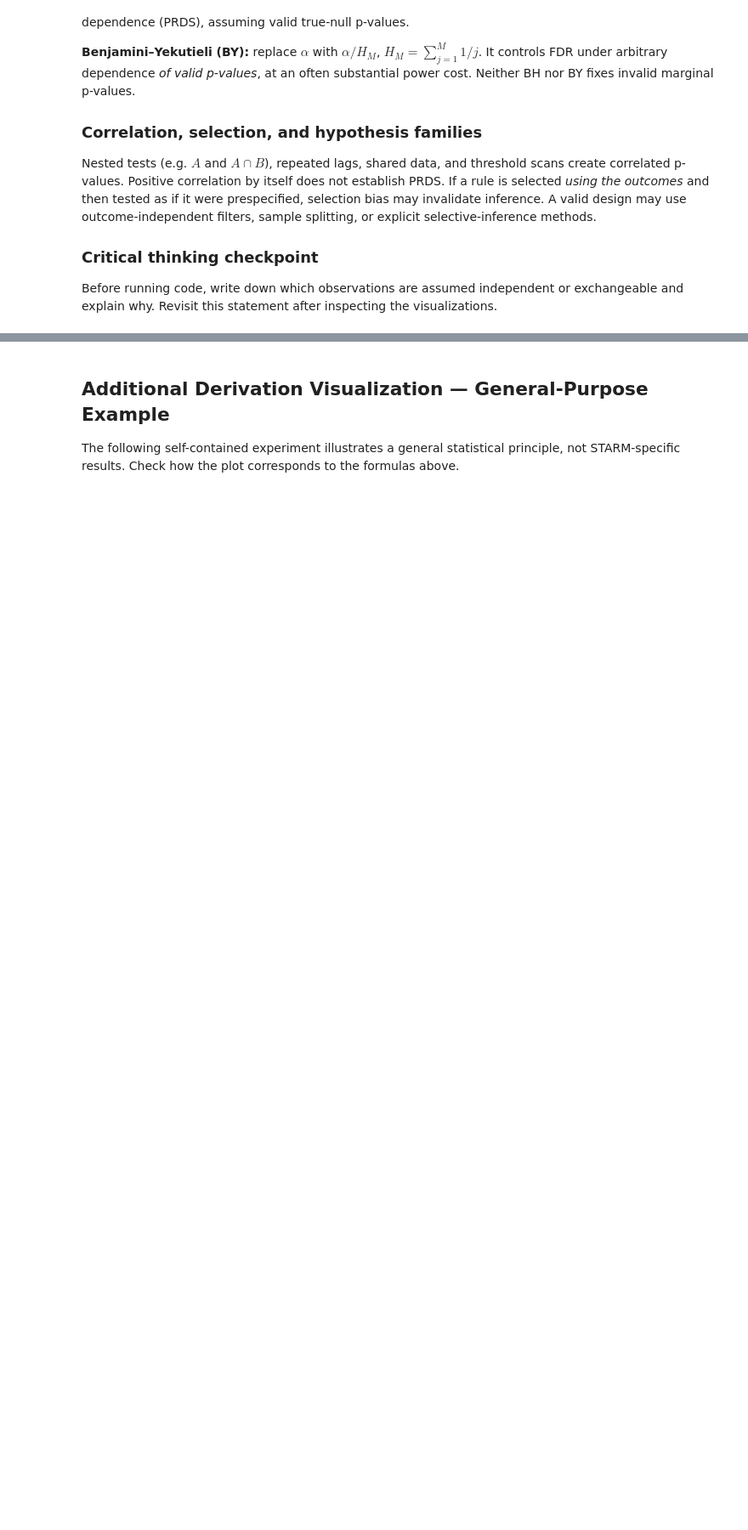
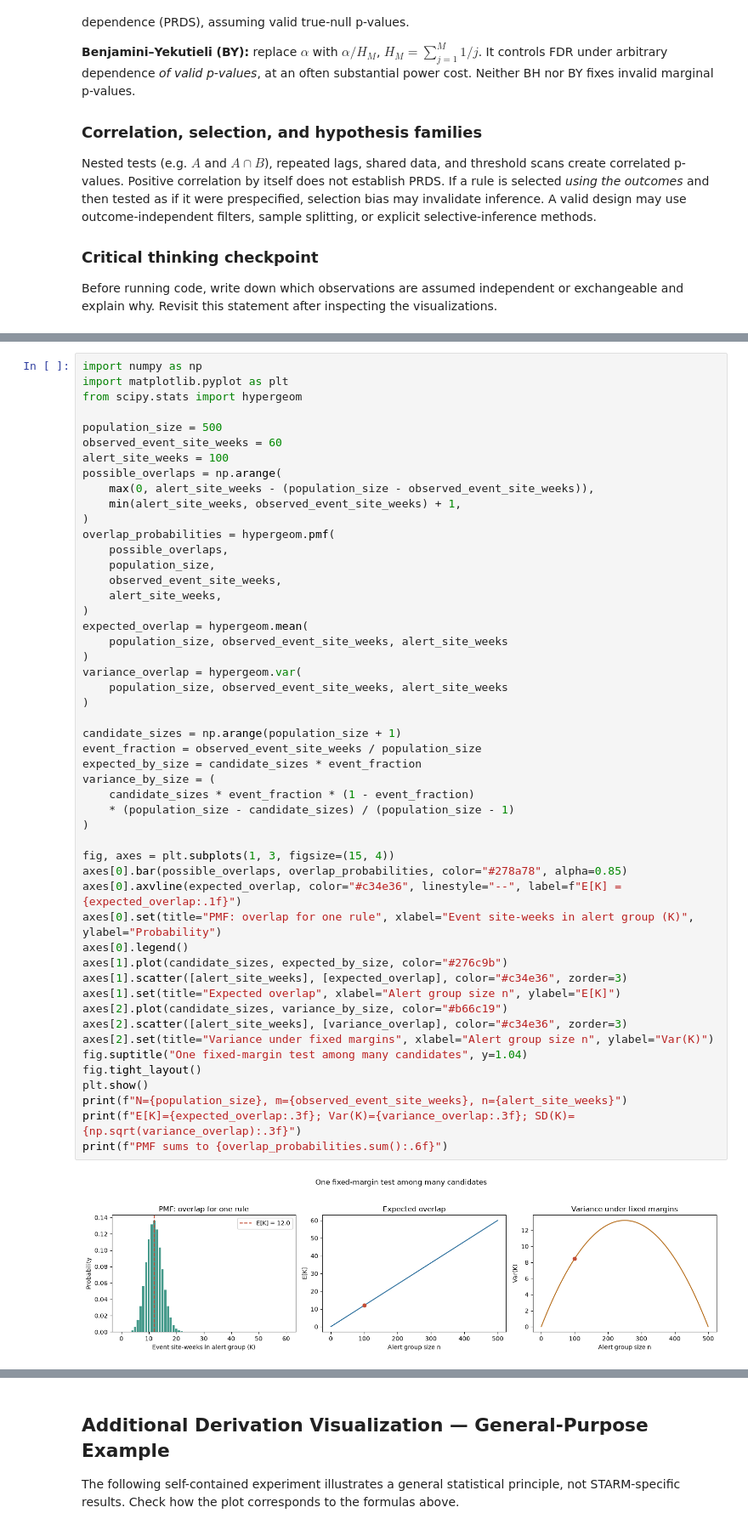
Before and after one commit to gisyaliny/math, a Jupyter notebook: _sources/docs/Spatial-statistics/Chapter_C_multiple_hypothesis_testing.ipynb, the cells around one changed output, grey strips where cells are left out. Shown at 85% size. Cells and saved outputs as stored; diff of their text form; blank space fills up the shorter version.

```diff
--- a/_sources/docs/Spatial-statistics/Chapter_C_multiple_hypothesis_testing.ipynb
+++ b/_sources/docs/Spatial-statistics/Chapter_C_multiple_hypothesis_testing.ipynb
@@ -51,0 +114,52 @@ Before running code, write down which observations are assumed independent or ex
+# %%
+import numpy as np
+import matplotlib.pyplot as plt
+from scipy.stats import hypergeom
+
+population_size = 500
+observed_event_site_weeks = 60
+alert_site_weeks = 100
+possible_overlaps = np.arange(
+    max(0, alert_site_weeks - (population_size - observed_event_site_weeks)),
+    min(alert_site_weeks, observed_event_site_weeks) + 1,
+)
+overlap_probabilities = hypergeom.pmf(
+    possible_overlaps,
+    population_size,
+    observed_event_site_weeks,
+    alert_site_weeks,
+)
+expected_overlap = hypergeom.mean(
+    population_size, observed_event_site_weeks, alert_site_weeks
+)
+variance_overlap = hypergeom.var(
+    population_size, observed_event_site_weeks, alert_site_weeks
+)
+
+candidate_sizes = np.arange(population_size + 1)
+event_fraction = observed_event_site_weeks / population_size
+expected_by_size = candidate_sizes * event_fraction
+variance_by_size = (
+    candidate_sizes * event_fraction * (1 - event_fraction)
+    * (population_size - candidate_sizes) / (population_size - 1)
+)
+
+fig, axes = plt.subplots(1, 3, figsize=(15, 4))
+axes[0].bar(possible_overlaps, overlap_probabilities, color="#278a78", alpha=0.85)
+axes[0].axvline(expected_overlap, color="#c34e36", linestyle="--", label=f"E[K] = {expected_overlap:.1f}")
+axes[0].set(title="PMF: overlap for one rule", xlabel="Event site-weeks in alert group (K)", ylabel="Probability")
+axes[0].legend()
+axes[1].plot(candidate_sizes, expected_by_size, color="#276c9b")
+axes[1].scatter([alert_site_weeks], [expected_overlap], color="#c34e36", zorder=3)
+axes[1].set(title="Expected overlap", xlabel="Alert group size n", ylabel="E[K]")
+axes[2].plot(candidate_sizes, variance_by_size, color="#b66c19")
+axes[2].scatter([alert_site_weeks], [variance_overlap], color="#c34e36", zorder=3)
+axes[2].set(title="Variance under fixed margins", xlabel="Alert group size n", ylabel="Var(K)")
+fig.suptitle("One fixed-margin test among many candidates", y=1.04)
+fig.tight_layout()
+plt.show()
+print(f"N={population_size}, m={observed_event_site_weeks}, n={alert_site_weeks}")
+print(f"E[K]={expected_overlap:.3f}; Var(K)={variance_overlap:.3f}; SD(K)={np.sqrt(variance_overlap):.3f}")
+print(f"PMF sums to {overlap_probabilities.sum():.6f}")
+# %% [output]
+[figure, added]
```
Also changed, not shown: parts of 6 cells of this notebook, 13 other files.
